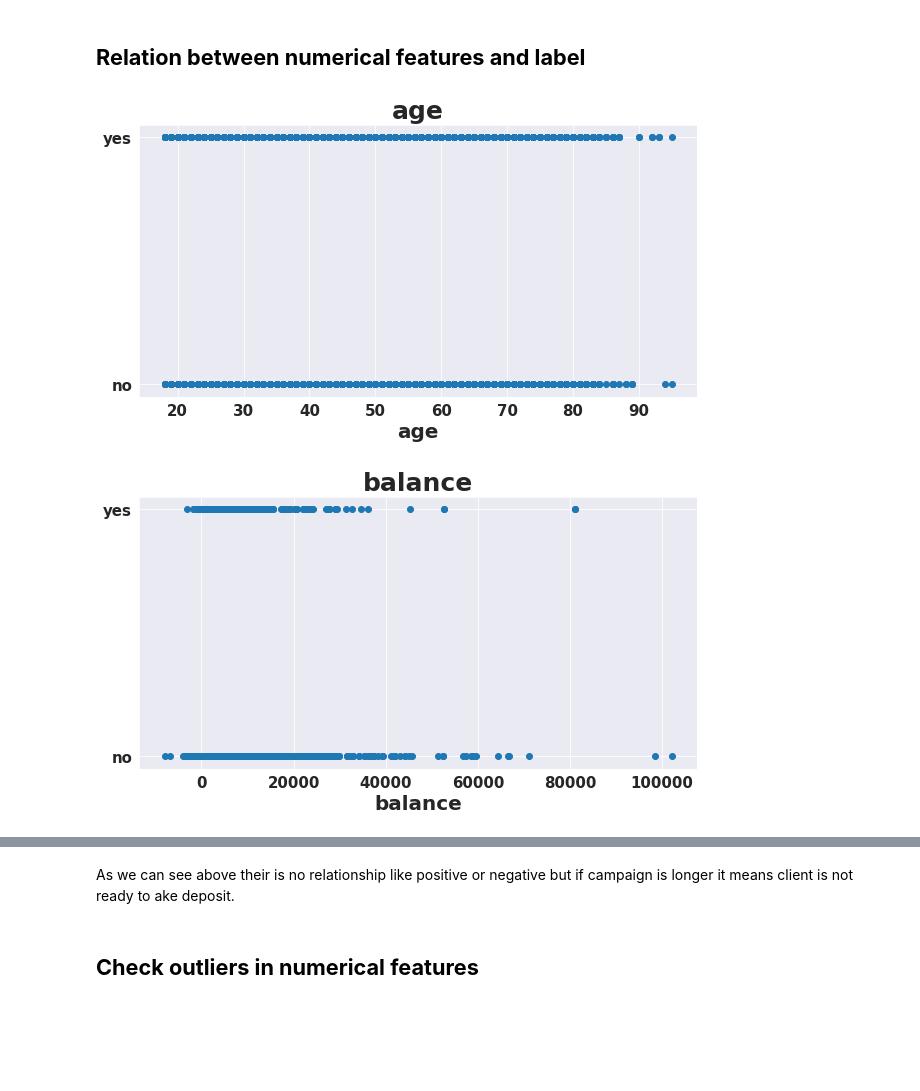
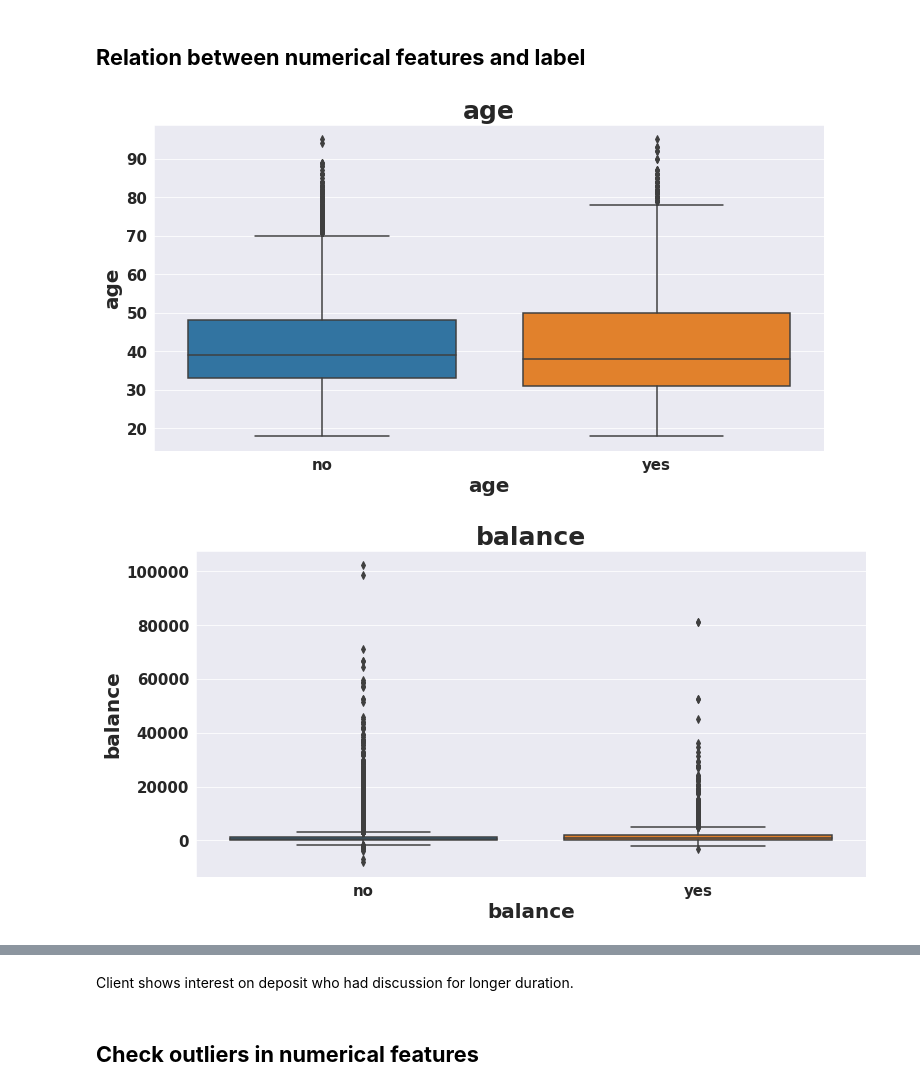
Before and after one commit to PranayUmredkar97/Bank-Marketing-Effectiveness-Prediction-Classification-Capstone-Project-, a Jupyter notebook: Bank_Marketing_Effectiveness_Prediction_Capstone_Project.ipynb, the cells around one changed output, grey strips where cells are left out. Cells and saved outputs as stored; diff of their text form; code cells hidden in the pictures; blank space fills up the shorter version.

```diff
--- a/Bank_Marketing_Effectiveness_Prediction_Capstone_Project.ipynb
+++ b/Bank_Marketing_Effectiveness_Prediction_Capstone_Project.ipynb
@@ -336,11 +336,11 @@ for feature in numerical_columns:
 # %%
 #plotting scatter plot to check relation betwwen numerical feature and label
 #for loop to plot scatterplot
 for feature in numerical_columns:
-  plt.figure(figsize=(10,5))
-  plt.scatter(x=df1[feature],y=df1['y'])
+  plt.figure(figsize=(12,6))
+  sns.boxplot(x=df1['y'],y=df1[feature])
   plt.xlabel(feature)
   plt.title(feature)
 # %% [output]
-[figure, old version]
+[figure, new version]
-[figure, old version]
+[figure, new version]
@@ -352,5 +352,5 @@ for feature in numerical_columns:
-# %% [markdown]
-As we can see above their is no relationship like positive or negative but if campaign is longer it means client is not ready to ake deposit.
+# %% [markdown]
+Client shows interest on deposit who had discussion for longer duration.
 # %% [markdown]
 ## **Check outliers in numerical features**
 # %%
```
Also changed, not shown: parts of 56 cells of this notebook.
